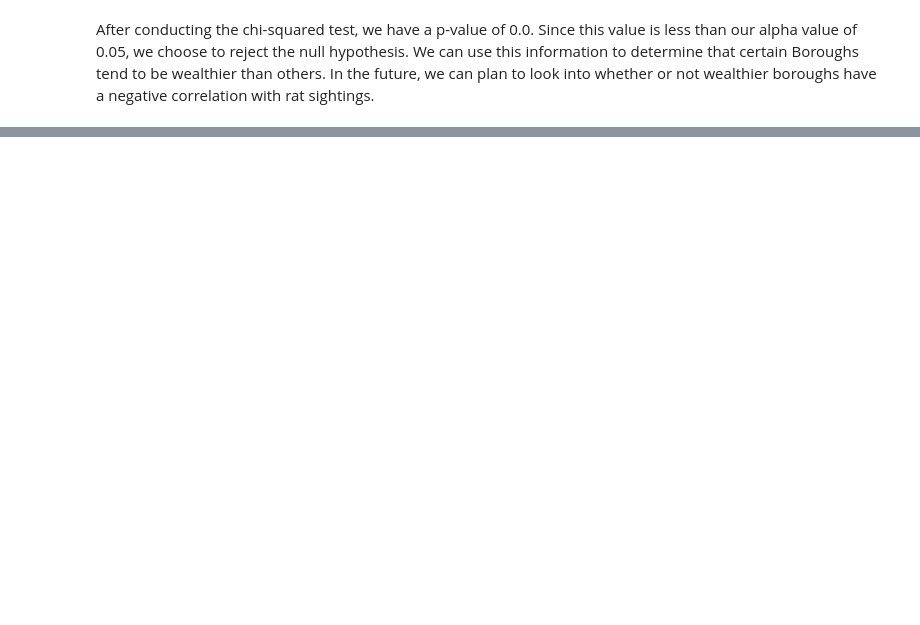
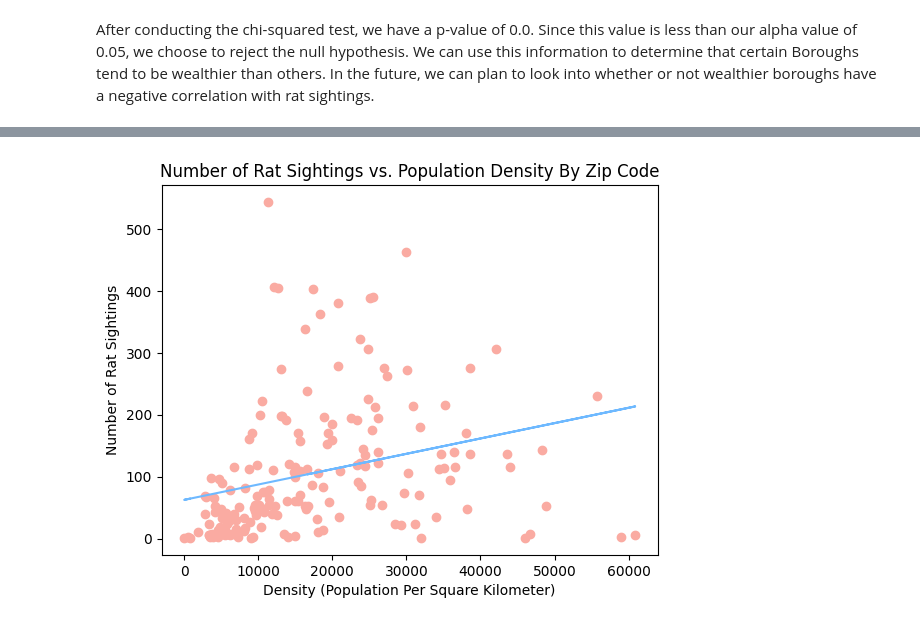
Before and after one commit to trishaa4144/cmsc320-final, a Jupyter notebook: CMSC320_Checkpt_2.ipynb, the cells around one changed output, grey strips where cells are left out. Cells and saved outputs as stored; diff of their text form; code cells hidden in the pictures; blank space fills up the shorter version.

```diff
--- a/CMSC320_Checkpt_2.ipynb
+++ b/CMSC320_Checkpt_2.ipynb
@@ -534,0 +573,27 @@ chi2_table
+# %%
+import numpy as np
+
+# Get population density dataset
+pop_density_df = pd.read_csv("uszips.csv")
+pop_density_df = pop_density_df[['zip', 'density']]
+
+# Filter on 2024 data
+merged_df = pd.merge(pop_density_df, df[df['Created Date'].dt.year == 2024], left_on='zip', right_on='ZIP', how='inner')
+
+# Get number of sightings per zip code, keeping numerical order of zip
+groups = merged_df.groupby('zip', as_index=False)
+num_sightings = groups.size().sort_values('zip', ascending=True)
+
+# Get unique list of zip codes in numerical order
+merged_df.sort_values('zip', ascending=True, inplace=True)
+zips = merged_df['zip'].unique()
+
+# Get corresponding densities of the ordered zips
+merged_df = merged_df.drop_duplicates(subset='zip', keep="first").sort_values('zip', ascending=True)
+
+x = merged_df['density']
+y = num_sightings['size']
+# print(len(x)) # number of data points in our scatterplot
+
+# Pearson correlation coefficient
+print("Correlation Coefficient: " + str(np.corrcoef(x, y)[0, 1]))
@@ -534,0 +606,12 @@ chi2_table
+# %%
+# Plot number of sightings vs. population density of zip
+a, b = np.polyfit(x, y, 1)
+
+plt.scatter(x, y, color='#faaba2')
+plt.plot(x, a*x+b, color='#6eb9ff') # line of best fit
+plt.xlabel("Density (Population Per Square Kilometer)")
+plt.ylabel("Number of Rat Sightings")
+plt.title("Number of Rat Sightings vs. Population Density By Zip Code")
+plt.show()
+# %% [output]
+[figure, added]
```
Also changed, not shown: parts of 14 cells of this notebook.
